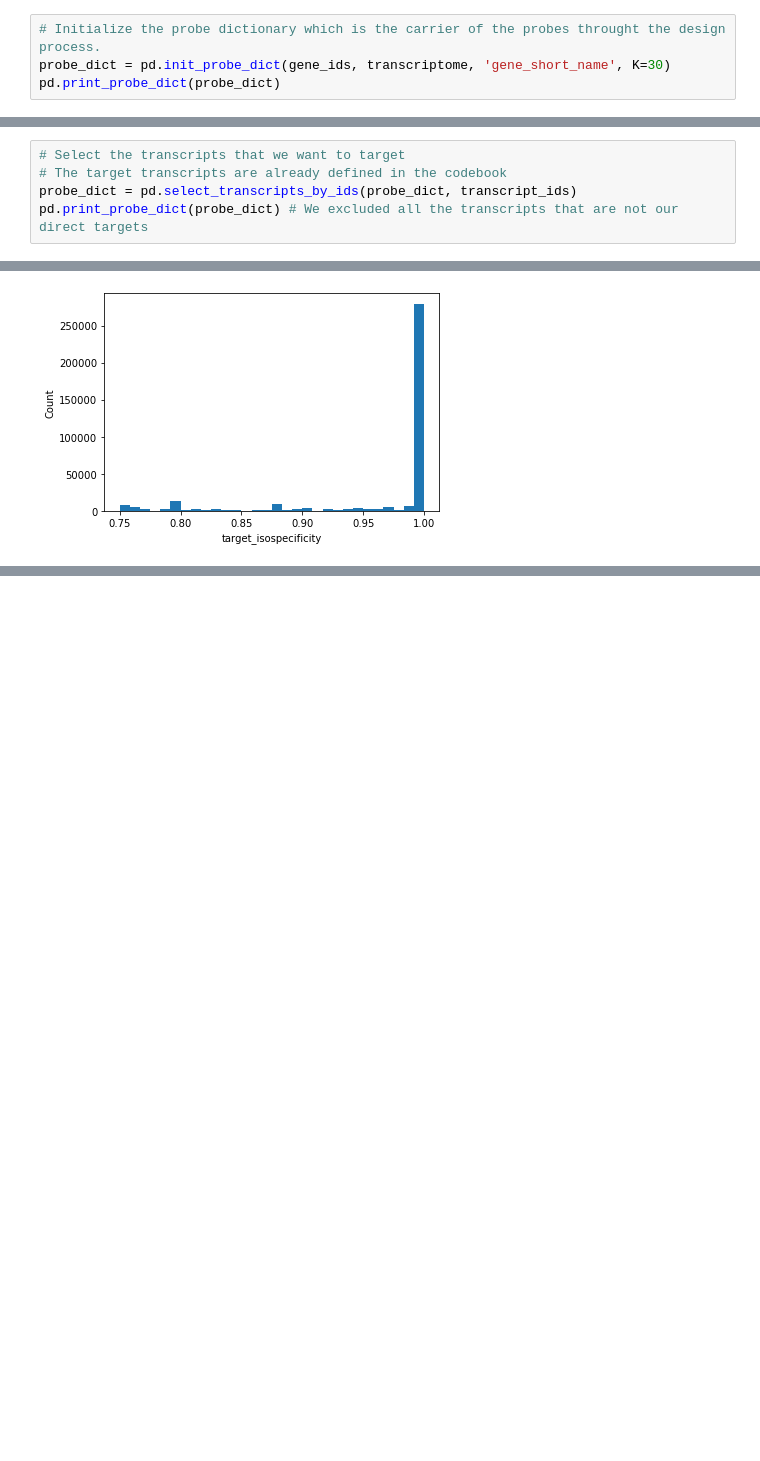
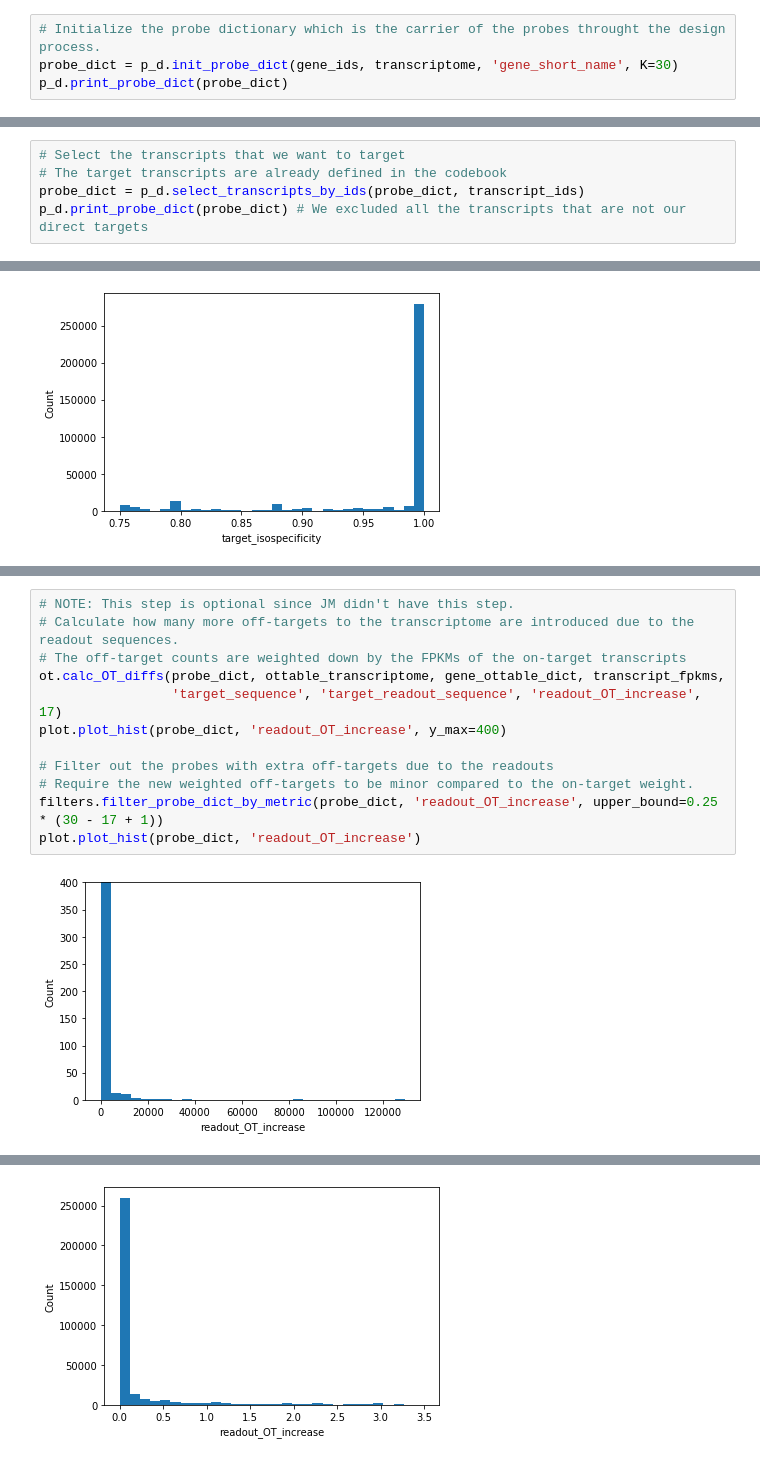
Before and after one commit to xingjiepan/MERFISH_probe_design, a Jupyter notebook: tests_and_examples/example_probe_design_JM.ipynb, the cells around one changed output, grey strips where cells are left out. Drawn from its saved outputs; the diff is of its cells as text; blank space fills up the shorter version.

Commit message:
Finish the initial implementation of probe design

```diff
--- a/tests_and_examples/example_probe_design_JM.ipynb
+++ b/tests_and_examples/example_probe_design_JM.ipynb
@@ -79,8 +84,8 @@ barcode_table # Let's have a look at the barcode table
 140 rows × 3 columns
 # %%
 # Initialize the probe dictionary which is the carrier of the probes throught the design process.
-probe_dict = pd.init_probe_dict(gene_ids, transcriptome, 'gene_short_name', K=30)
-pd.print_probe_dict(probe_dict)
+probe_dict = p_d.init_probe_dict(gene_ids, transcriptome, 'gene_short_name', K=30)
+p_d.print_probe_dict(probe_dict)
 # %% [output]
 Found 943 transcripts for 130 target genes.
 Gene    Transcript      N_probes
@@ -120,8 +125,8 @@ probe_dict['VPS13D']['ENST00000613099.4']
 # %%
 # Select the transcripts that we want to target
 # The target transcripts are already defined in the codebook
-probe_dict = pd.select_transcripts_by_ids(probe_dict, transcript_ids)
-pd.print_probe_dict(probe_dict) # We excluded all the transcripts that are not our direct targets
+probe_dict = p_d.select_transcripts_by_ids(probe_dict, transcript_ids)
+p_d.print_probe_dict(probe_dict) # We excluded all the transcripts that are not our direct targets
 # %% [output]
 Gene    Transcript      N_probes
 VPS13D
@@ -365,0 +390,14 @@ reload(plot)
+# %%
+# NOTE: This step is optional since JM didn't have this step.
+# Calculate how many more off-targets to the transcriptome are introduced due to the readout sequences.
+# The off-target counts are weighted down by the FPKMs of the on-target transcripts
+ot.calc_OT_diffs(probe_dict, ottable_transcriptome, gene_ottable_dict, transcript_fpkms,
+                 'target_sequence', 'target_readout_sequence', 'readout_OT_increase', 17)
+plot.plot_hist(probe_dict, 'readout_OT_increase', y_max=400)
+
+# Filter out the probes with extra off-targets due to the readouts
+# Require the new weighted off-targets to be minor compared to the on-target weight.
+filters.filter_probe_dict_by_metric(probe_dict, 'readout_OT_increase', upper_bound=0.25 * (30 - 17 + 1))
+plot.plot_hist(probe_dict, 'readout_OT_increase')
+# %% [output]
+[figure, added]
@@ -365,0 +421 @@ reload(plot)
+[figure, added]
```
Also changed, not shown: parts of 31 cells of this notebook.
